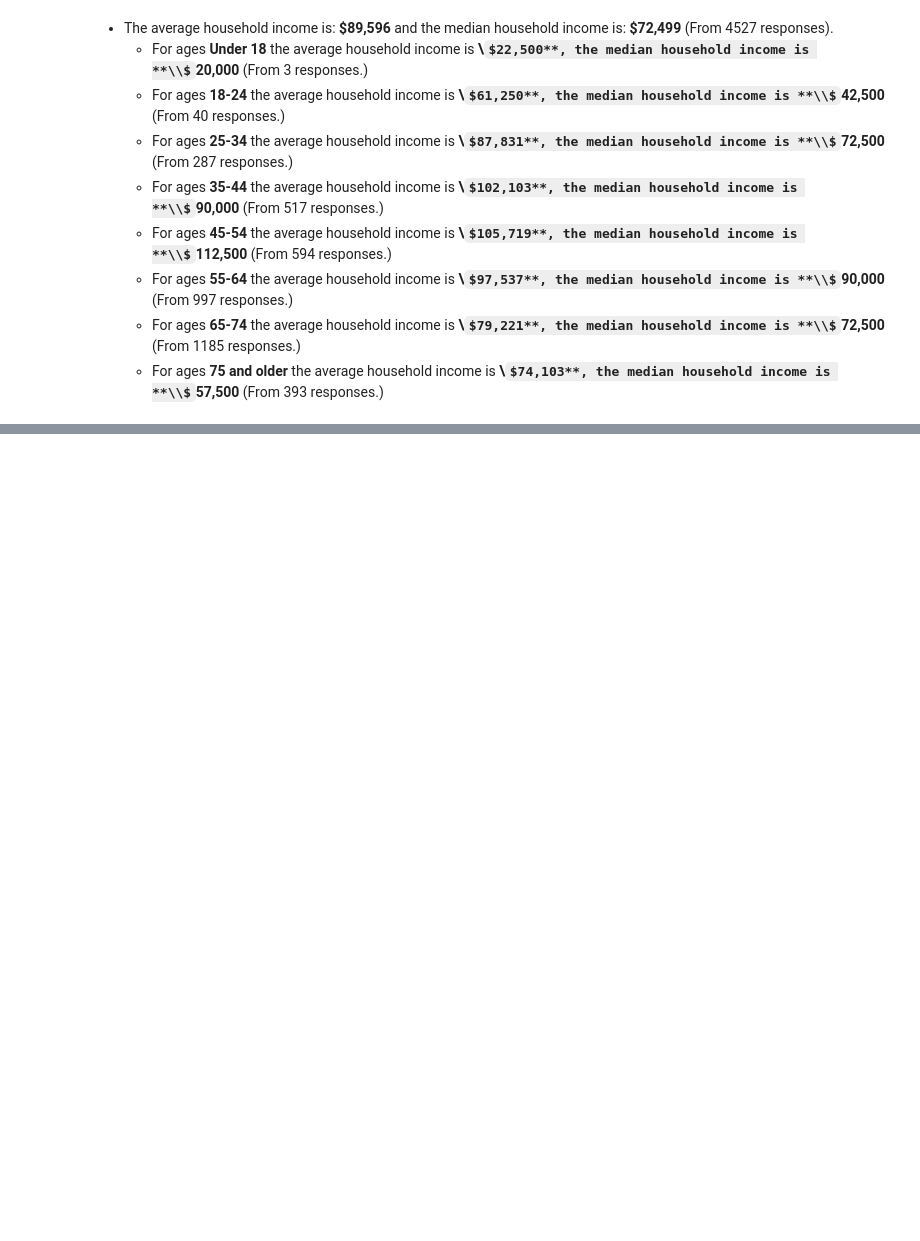
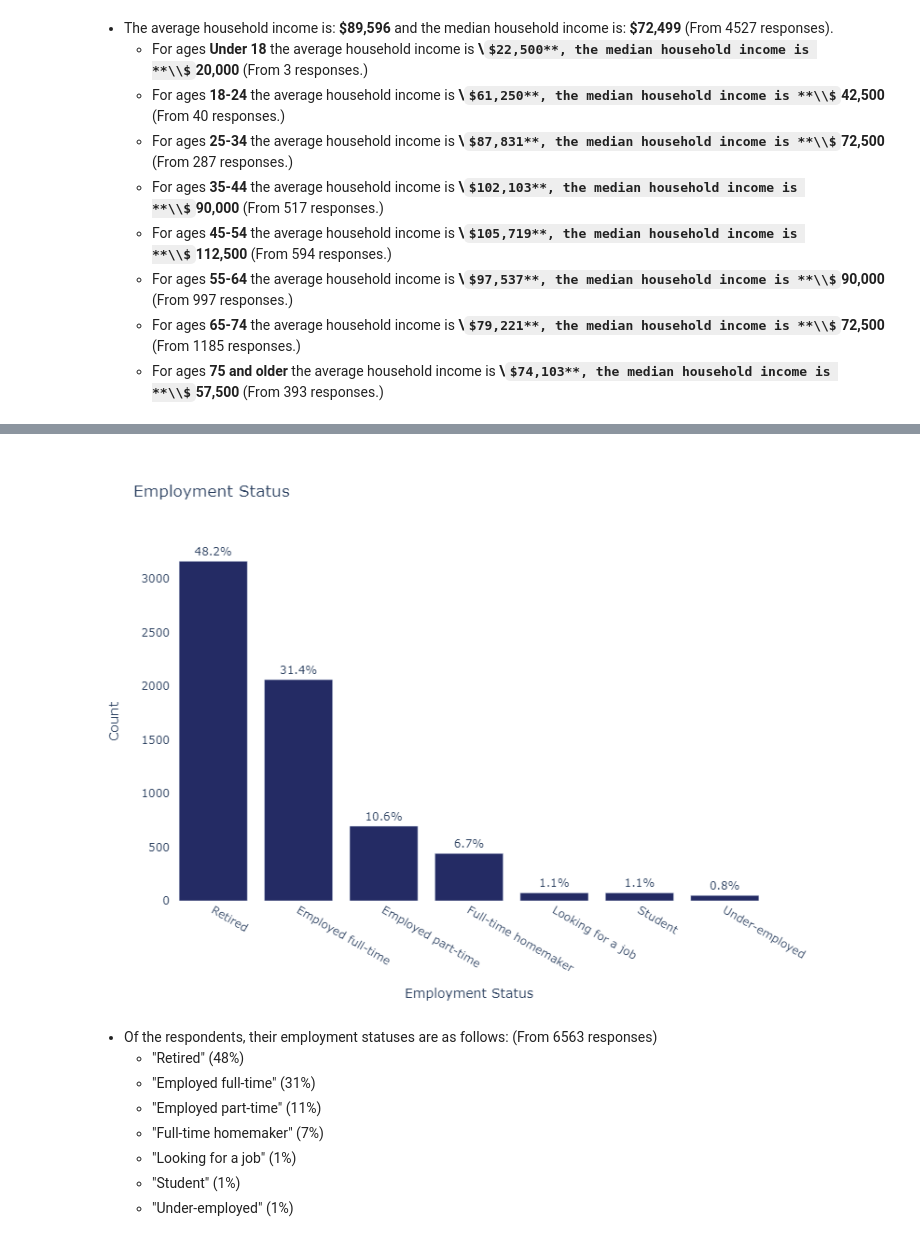
Before and after one commit to MDeanLindsay/Survey-Processing, a Jupyter notebook: Yarn_Survey.ipynb, the cells around one changed output, grey strips where cells are left out. Drawn from its saved outputs; the diff is of its cells as text; code cells hidden in the pictures; some formulas as TeX source; blank space fills up the shorter version.

```diff
--- a/Yarn_Survey.ipynb
+++ b/Yarn_Survey.ipynb
@@ -592,14 +266,0 @@ print("\n" * 4)
-# %%
-# Which yarn craft do you participate in?
-
-# Case sensitive, cast lower case.
-all_responses.iloc[:, 11] = all_responses.iloc[:, 11].str.lower()
-# Reset null values.
-all_responses.iloc[:, 11] = all_responses.iloc[:, 11].astype(str).str.lower().replace('nan', np.nan)
-
-# Do you participate in yarn crafts besides crochet or knitting?
-question = all_responses.columns[11]
-summary, sample_size = summarize_column(all_responses, question)
-
-print(f'Question: {question} (Sample Size: n = {sample_size})')
-display(summary.head(10))
@@ -1682,0 +267,57 @@ display(summary)
+# %%
+### Employment ###
+question = all_responses.columns[78]
+
+column_data = all_responses[question].loc[all_responses[question] != 'Prefer not to answer'].dropna()
+sample_size = column_data.shape[0]
+
+# Calculate counts and percentages
+value_counts = column_data.value_counts().reset_index()
+value_counts.columns = ['Category', 'Count']
+percentages = column_data.value_counts(normalize=True).mul(100).round(1).reset_index()
+percentages.columns = ['Category', 'Percentage']
+# Merge counts with percentages
+summary_df = pd.merge(value_counts, percentages, on='Category')
+
+# Create a bar graph with percentages above bars
+fig = px.bar(summary_df, x='Category', y='Count', title='Employment Status',
+             text='Percentage', color_discrete_sequence=['#242B64'])
+
+# Customization for displaying percentages
+fig.update_traces(texttemplate='%{text}%', textposition='outside')
+
+# Customization for layout
+fig.update_layout(
+    xaxis_title='Employment Status',
+    yaxis_title='Count',
+    plot_bgcolor='white',
+    paper_bgcolor='white',
+    uniformtext_minsize=8,  # Adjust text size if needed
+    uniformtext_mode='hide',
+    height=600,  # Increase height to provide more space
+    width=800,
+    margin=dict(t=100)  # Add more top margin for padding
+)
+
+# Show the figure
+fig.write_image("./IMG/employment.png")
+display(Image(filename="./IMG/employment.png"))
+
+summary = (all_responses[question][all_responses[question] != 'Prefer not to answer'].dropna().value_counts(normalize=True) * 100)
+
+# Formatting the output as a numbered list
+markdown_text = f"- Of the respondents, their employment statuses are as follows:  (From {sample_size} responses)\n"
+for i, (key, value) in enumerate(summary.items(), 1):
+    markdown_text += f"    - \"{key}\" ({round(value)}%)\n"
+
+display(Markdown(markdown_text))
+# %% [output]
+[figure, added]
+- Of the respondents, their employment statuses are as follows:  (From 6563 responses)
+    - "Retired" (48%)
+    - "Employed full-time" (31%)
+    - "Employed part-time" (11%)
+    - "Full-time homemaker" (7%)
+    - "Looking for a job" (1%)
+    - "Student" (1%)
+    - "Under-employed" (1%)
```
Also changed, not shown: parts of 154 cells of this notebook, 13 other files.
